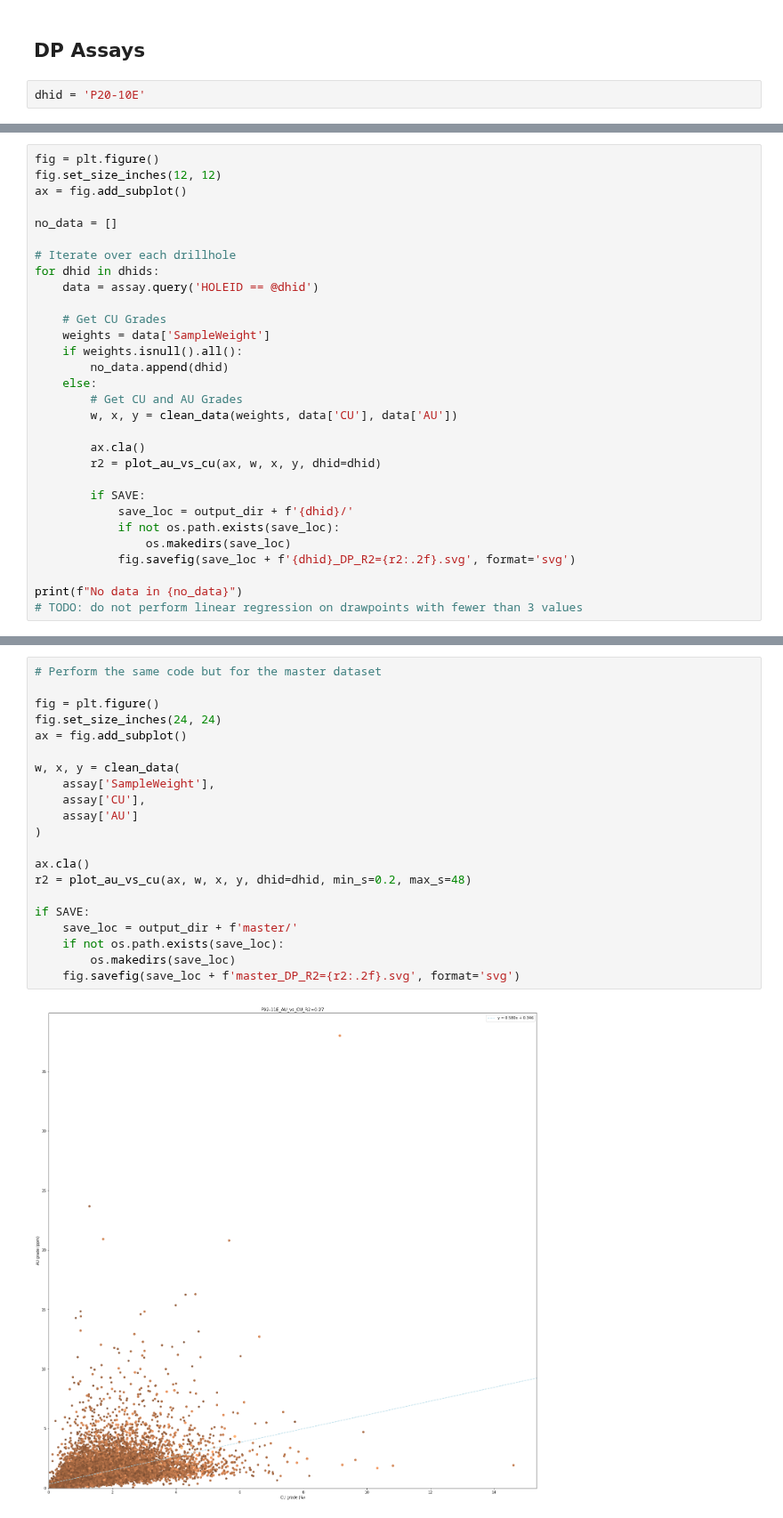
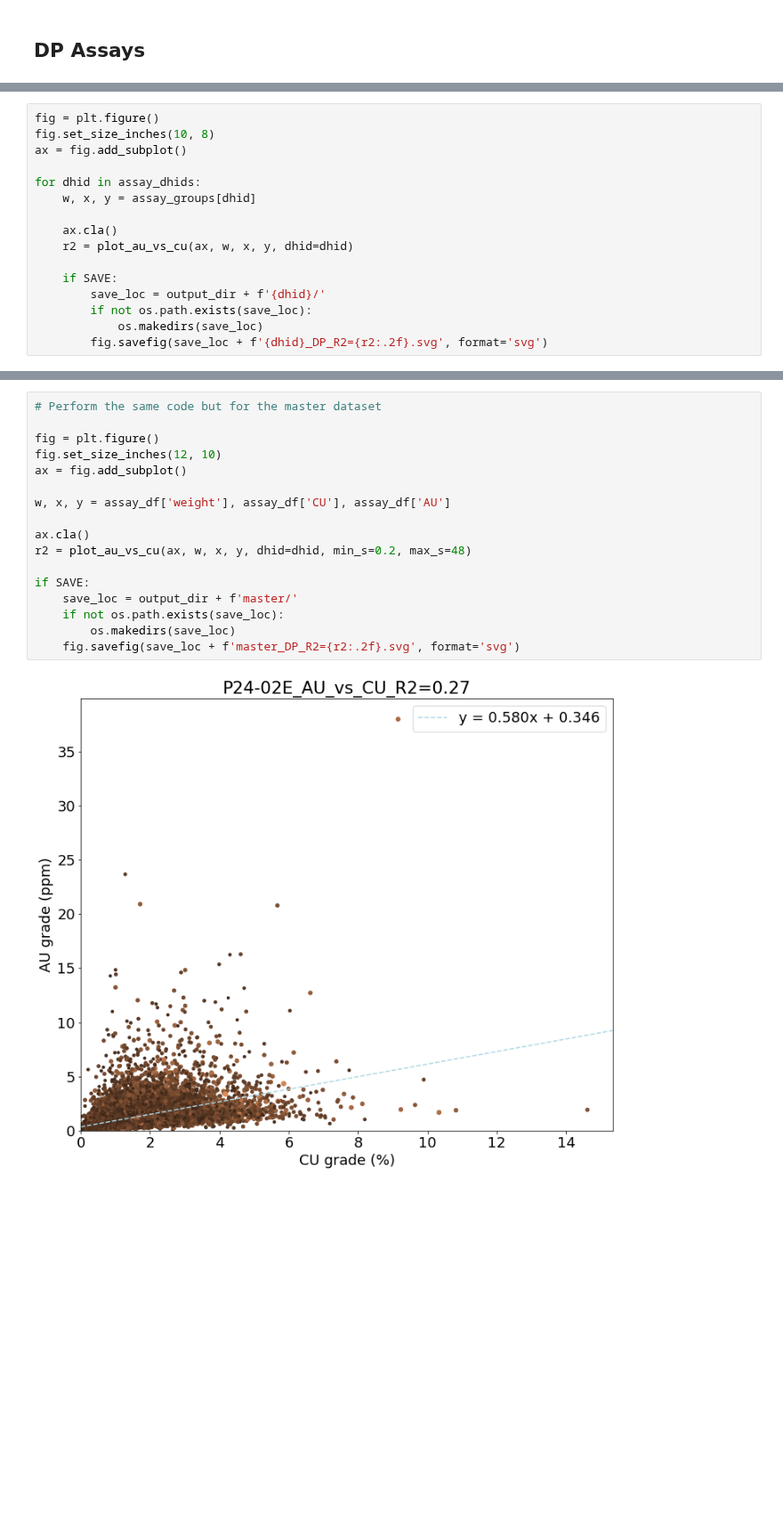
Before and after one commit to jouytrew/masters_pfti, a Jupyter notebook: notebooks/grade_analysis_compare_dp_pcbc.ipynb, the cells around one changed output, grey strips where cells are left out. Shown at 89% size. Cells and saved outputs as stored; diff of their text form; blank space fills up the shorter version.

```diff
--- a/notebooks/grade_analysis_compare_dp_pcbc.ipynb
+++ b/notebooks/grade_analysis_compare_dp_pcbc.ipynb
@@ -170,4 +152,2 @@ if SAVE:
 # %% [markdown]
 ## DP Assays
-# %%
-dhid = 'P20-10E'
@@ -193,30 +154,16 @@ dhids = assay['HOLEID'].unique()
 # %%
 fig = plt.figure()
-fig.set_size_inches(12, 12)
+fig.set_size_inches(10, 8)
 ax = fig.add_subplot()
 
-no_data = []
+for dhid in assay_dhids:
+    w, x, y = assay_groups[dhid]
 
-# Iterate over each drillhole
-for dhid in dhids:
-    data = assay.query('HOLEID == @dhid')
+    ax.cla()
+    r2 = plot_au_vs_cu(ax, w, x, y, dhid=dhid)
 
-    # Get CU Grades
-    weights = data['SampleWeight']
-    if weights.isnull().all():
-        no_data.append(dhid)
-    else:
-        # Get CU and AU Grades
-        w, x, y = clean_data(weights, data['CU'], data['AU'])
-
-        ax.cla()
-        r2 = plot_au_vs_cu(ax, w, x, y, dhid=dhid)
-
-        if SAVE:
-            save_loc = output_dir + f'{dhid}/'
-            if not os.path.exists(save_loc):
-                os.makedirs(save_loc)
-            fig.savefig(save_loc + f'{dhid}_DP_R2={r2:.2f}.svg', format='svg')
-
-print(f"No data in {no_data}")
-# TODO: do not perform linear regression on drawpoints with fewer than 3 values
+    if SAVE:
+        save_loc = output_dir + f'{dhid}/'
+        if not os.path.exists(save_loc):
+            os.makedirs(save_loc)
+        fig.savefig(save_loc + f'{dhid}_DP_R2={r2:.2f}.svg', format='svg')
@@ -226,23 +170,19 @@ No data in ['P04-11W', 'P04-12W', 'P04-13W', 'P04-14W', 'P04-15W', 'P05-08W', 'P
 # %%
 # Perform the same code but for the master dataset
 
 fig = plt.figure()
-fig.set_size_inches(24, 24)
+fig.set_size_inches(12, 10)
 ax = fig.add_subplot()
 
-w, x, y = clean_data(
-    assay['SampleWeight'],
-    assay['CU'],
-    assay['AU']
-)
+w, x, y = assay_df['weight'], assay_df['CU'], assay_df['AU']
 
 ax.cla()
 r2 = plot_au_vs_cu(ax, w, x, y, dhid=dhid, min_s=0.2, max_s=48)
 
 if SAVE:
     save_loc = output_dir + f'master/'
     if not os.path.exists(save_loc):
         os.makedirs(save_loc)
     fig.savefig(save_loc + f'master_DP_R2={r2:.2f}.svg', format='svg')
 # %% [output]
-[figure, old version]
+[figure, new version]
```
Also changed, not shown: parts of 6 cells of this notebook, 6 other files.
